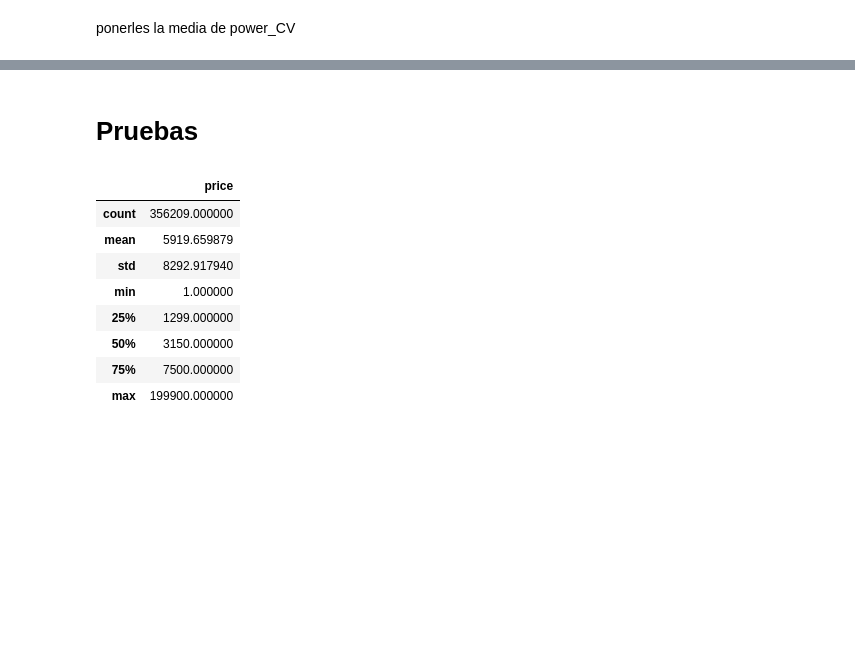
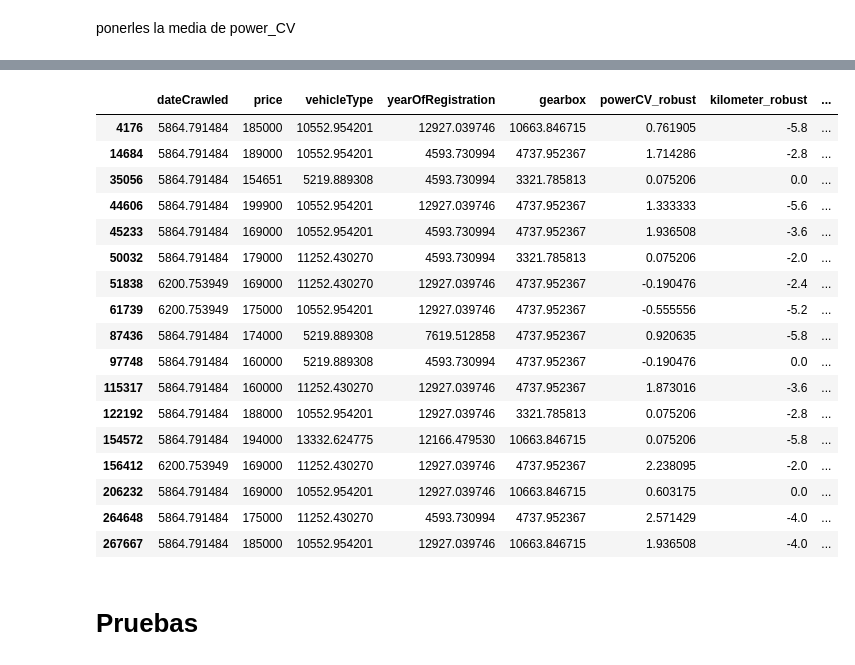
Before and after one commit to ngcarvajall/Lab_EDA_Gestion_Nulos, a Jupyter notebook: Prueba_Modelo_2/Modelo_2.ipynb, the cells around one changed output, grey strips where cells are left out. Drawn from its saved outputs; the diff is of its cells as text; code cells hidden in the pictures; blank space fills up the shorter version.

```diff
--- a/Prueba_Modelo_2/Modelo_2.ipynb
+++ b/Prueba_Modelo_2/Modelo_2.ipynb
@@ -97,2 +87,23 @@ df[(df['kilometer_robust'] > -1) & (df['price'] > 150000)]
+# %%
+df[(df['price'] > 150000) & (df['powerCV_robust'] < 2.7)]
+# %% [output]
+|  | dateCrawled | price | vehicleType | yearOfRegistration | gearbox | powerCV_robust | kilometer_robust | ... |
+| 4176 | 5864.791484 | 185000 | 10552.954201 | 12927.039746 | 10663.846715 | 0.761905 | -5.8 | ... |
+| 14684 | 5864.791484 | 189000 | 10552.954201 | 4593.730994 | 4737.952367 | 1.714286 | -2.8 | ... |
+| 35056 | 5864.791484 | 154651 | 5219.889308 | 4593.730994 | 3321.785813 | 0.075206 | 0.0 | ... |
+| 44606 | 5864.791484 | 199900 | 10552.954201 | 12927.039746 | 4737.952367 | 1.333333 | -5.6 | ... |
+| 45233 | 5864.791484 | 169000 | 10552.954201 | 4593.730994 | 4737.952367 | 1.936508 | -3.6 | ... |
+| 50032 | 5864.791484 | 179000 | 11252.430270 | 4593.730994 | 3321.785813 | 0.075206 | -2.0 | ... |
+| 51838 | 6200.753949 | 169000 | 11252.430270 | 12927.039746 | 4737.952367 | -0.190476 | -2.4 | ... |
+| 61739 | 6200.753949 | 175000 | 10552.954201 | 12927.039746 | 4737.952367 | -0.555556 | -5.2 | ... |
+| 87436 | 5864.791484 | 174000 | 5219.889308 | 7619.512858 | 4737.952367 | 0.920635 | -5.8 | ... |
+| 97748 | 5864.791484 | 160000 | 5219.889308 | 4593.730994 | 4737.952367 | -0.190476 | 0.0 | ... |
+| 115317 | 5864.791484 | 160000 | 11252.430270 | 12927.039746 | 4737.952367 | 1.873016 | -3.6 | ... |
+| 122192 | 5864.791484 | 188000 | 10552.954201 | 12927.039746 | 3321.785813 | 0.075206 | -2.8 | ... |
+| 154572 | 5864.791484 | 194000 | 13332.624775 | 12166.479530 | 10663.846715 | 0.075206 | -5.8 | ... |
+| 156412 | 6200.753949 | 169000 | 11252.430270 | 12927.039746 | 4737.952367 | 2.238095 | -2.0 | ... |
+| 206232 | 5864.791484 | 169000 | 10552.954201 | 12927.039746 | 10663.846715 | 0.603175 | 0.0 | ... |
+| 264648 | 5864.791484 | 175000 | 11252.430270 | 4593.730994 | 4737.952367 | 2.571429 | -4.0 | ... |
+| 267667 | 5864.791484 | 185000 | 10552.954201 | 12927.039746 | 10663.846715 | 1.936508 | -4.0 | ... |
 # %% [markdown]
 # Pruebas
@@ -102,12 +109,0 @@ y = df[['price']]
-# %%
-y.describe()
-# %% [output]
-|  | price |
-| count | 356209.000000 |
-| mean | 5919.659879 |
-| std | 8292.917940 |
-| min | 1.000000 |
-| 25% | 1299.000000 |
-| 50% | 3150.000000 |
-| 75% | 7500.000000 |
-| max | 199900.000000 |
```
Also changed, not shown: parts of 15 cells of this notebook, 4 other files.
